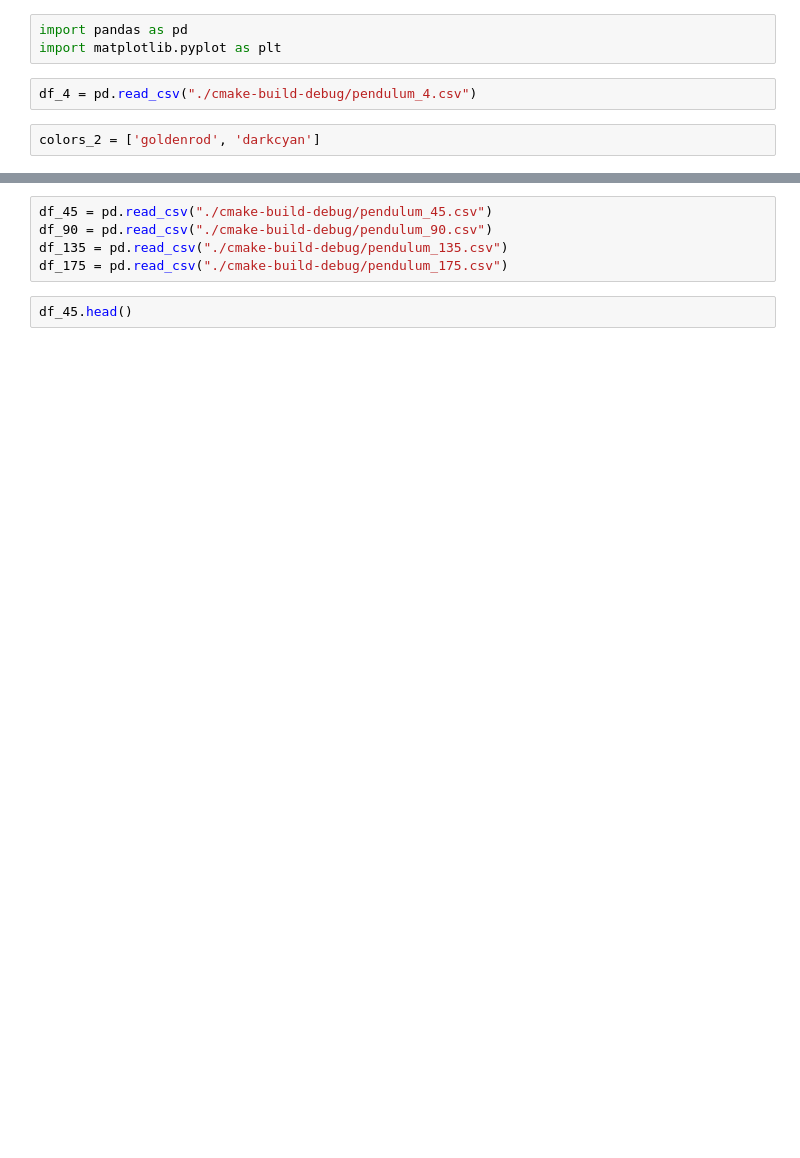
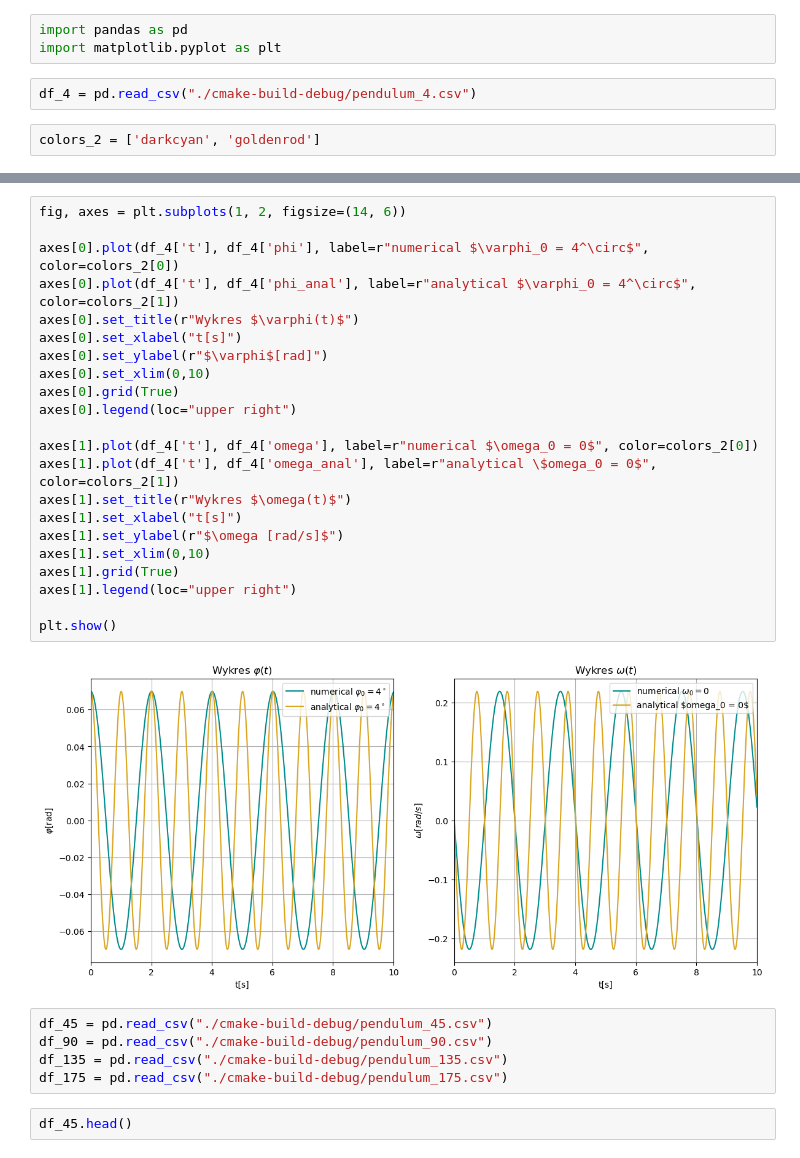
Before and after one commit to w-maks/Numerical-Pendulum, a Jupyter notebook: plots.ipynb, the cells around one changed output, grey strips where cells are left out. Saved outputs shown, nothing was run; the diff lists cells and outputs as text; blank space fills up the shorter version.

```diff
--- a/plots.ipynb
+++ b/plots.ipynb
@@ -4,4 +4,4 @@ import matplotlib.pyplot as plt
 # %%
 df_4 = pd.read_csv("./cmake-build-debug/pendulum_4.csv")
 # %%
-colors_2 = ['goldenrod', 'darkcyan']
+colors_2 = ['darkcyan', 'goldenrod']
@@ -8,3 +17,27 @@ colors_2 = ['goldenrod', 'darkcyan']
+# %%
+fig, axes = plt.subplots(1, 2, figsize=(14, 6))
+
+axes[0].plot(df_4['t'], df_4['phi'], label=r"numerical $\varphi_0 = 4^\circ$", color=colors_2[0])
+axes[0].plot(df_4['t'], df_4['phi_anal'], label=r"analytical $\varphi_0 = 4^\circ$", color=colors_2[1])
+axes[0].set_title(r"Wykres $\varphi(t)$")
+axes[0].set_xlabel("t[s]")
+axes[0].set_ylabel(r"$\varphi$[rad]")
+axes[0].set_xlim(0,10)
+axes[0].grid(True)
+axes[0].legend(loc="upper right")
+
+axes[1].plot(df_4['t'], df_4['omega'], label=r"numerical $\omega_0 = 0$", color=colors_2[0])
+axes[1].plot(df_4['t'], df_4['omega_anal'], label=r"analytical \$omega_0 = 0$", color=colors_2[1])
+axes[1].set_title(r"Wykres $\omega(t)$")
+axes[1].set_xlabel("t[s]")
+axes[1].set_ylabel(r"$\omega [rad/s]$")
+axes[1].set_xlim(0,10)
+axes[1].grid(True)
+axes[1].legend(loc="upper right")
+
+plt.show()
+# %% [output]
+[figure, added]
 # %%
 df_45 = pd.read_csv("./cmake-build-debug/pendulum_45.csv")
 df_90 = pd.read_csv("./cmake-build-debug/pendulum_90.csv")
```
Also changed, not shown: parts of 4 cells of this notebook.
